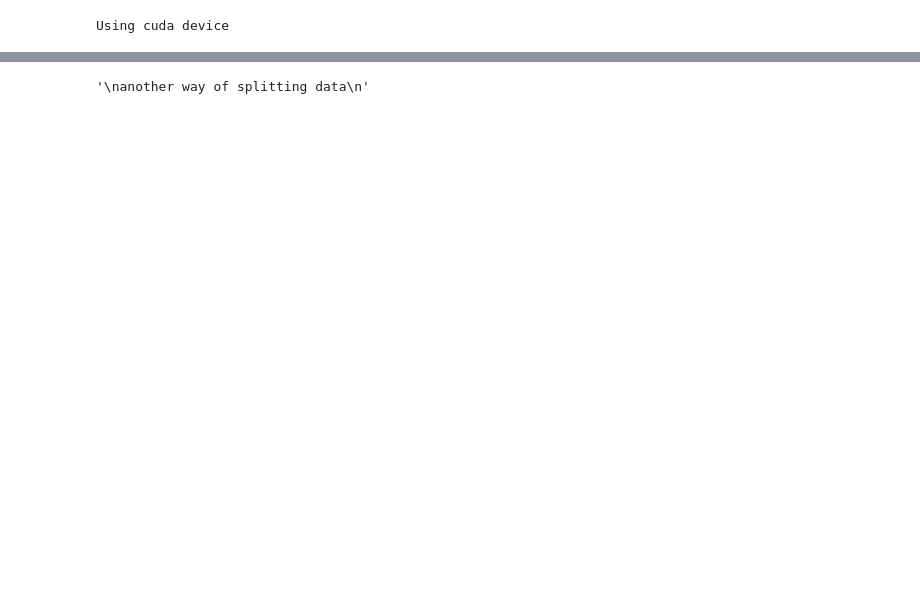
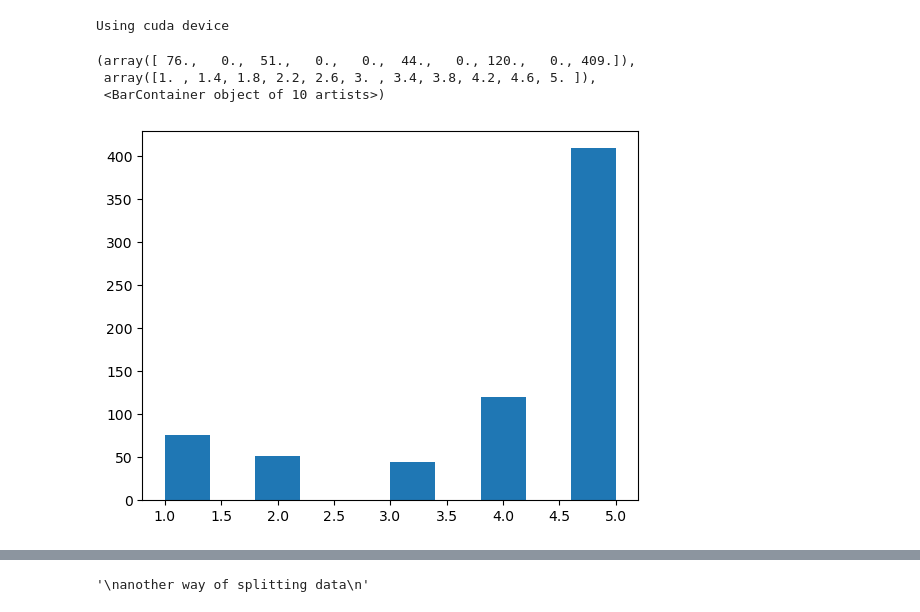
Before and after one commit to aaron-jx-li/R3-ProtoPNet, a Jupyter notebook: reward_model.ipynb, the cells around one changed output, grey strips where cells are left out. Drawn from its saved outputs; the diff is of its cells as text; code cells hidden in the pictures; blank space fills up the shorter version.

```diff
--- a/reward_model.ipynb
+++ b/reward_model.ipynb
@@ -248,6 +323,13 @@ trans = transforms.Compose([
 ])
 # %%
 k = 1
-csv_name = "./human_comparisons/rating_s=5_k=1_500.csv"
+csv_name = "./human_comparisons/rating_s=5_k=1_700_random_1.csv"
 if os.path.exists(csv_name):
     comp_df = pd.read_csv(csv_name)
+# %%
+plt.hist(comp_df['rating'])
+# %% [output]
+(array([ 76.,   0.,  51.,   0.,   0.,  44.,   0., 120.,   0., 409.]),
+ array([1. , 1.4, 1.8, 2.2, 2.6, 3. , 3.4, 3.8, 4.2, 4.6, 5. ]),
+ <BarContainer object of 10 artists>)
+[figure, added]
```
Also changed, not shown: parts of 15 cells of this notebook, 1 other file.
